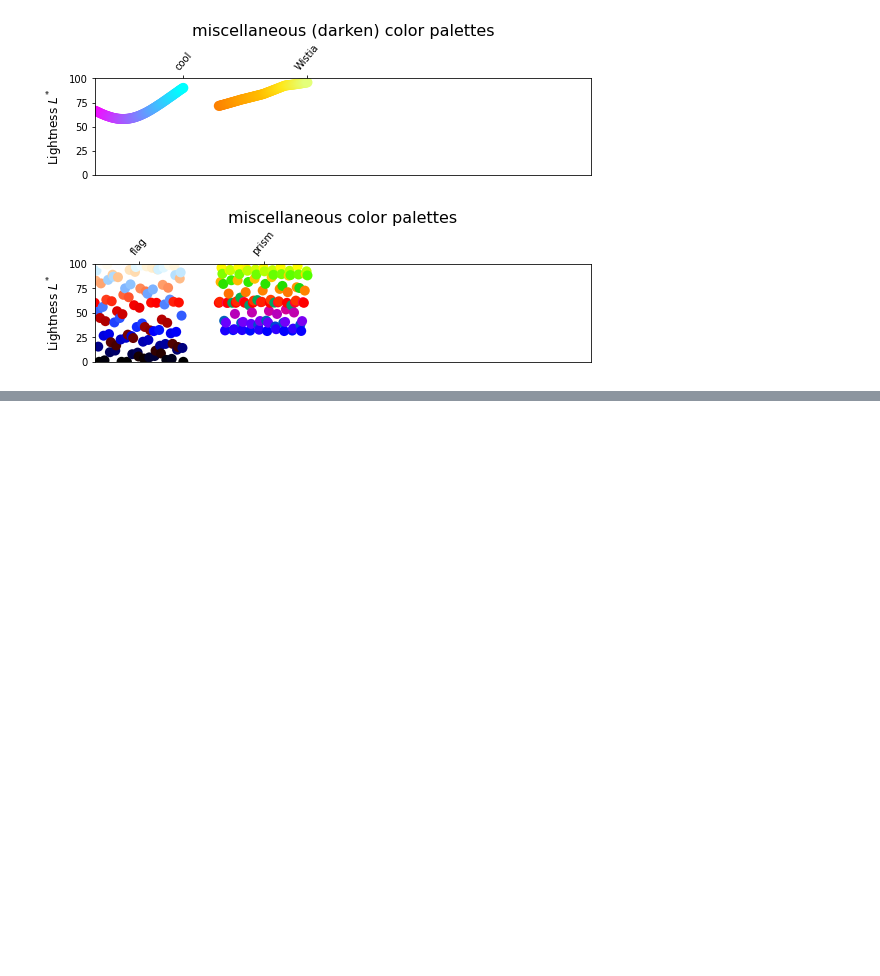
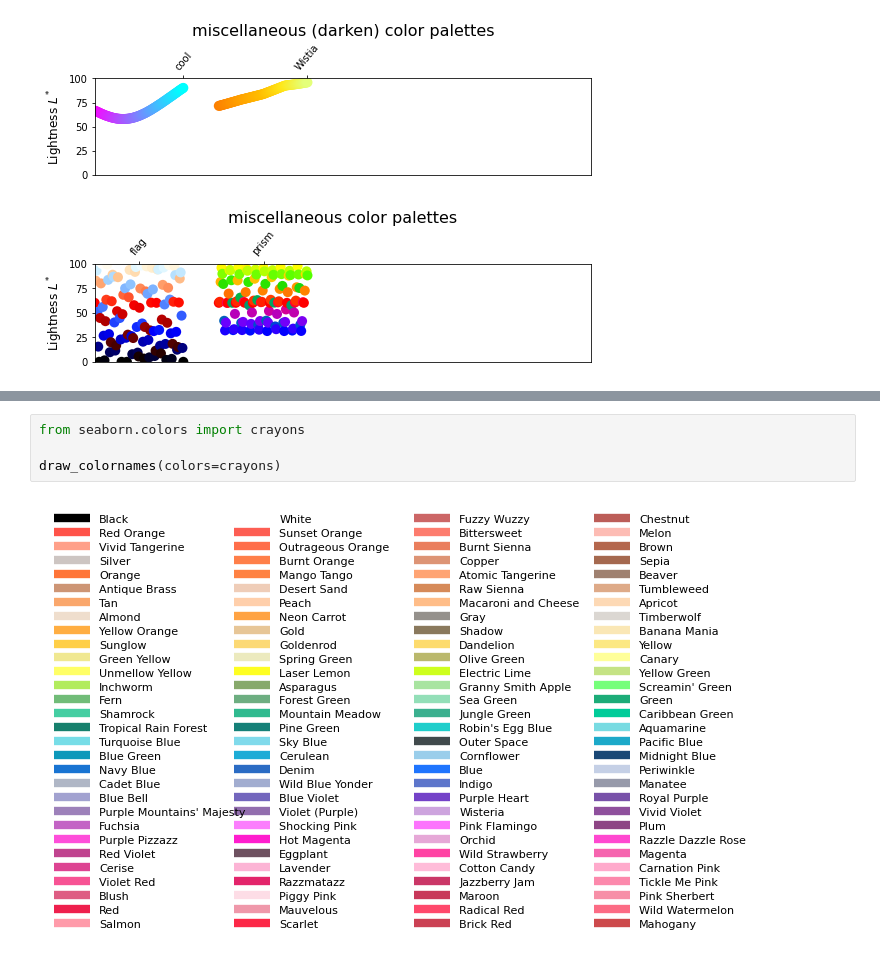
Before and after one commit to tetutaro/seaborn_color_palette, a Jupyter notebook: color_palette.ipynb, the cells around one changed output, grey strips where cells are left out. Cells and saved outputs as stored; diff of their text form; blank space fills up the shorter version.

```diff
--- a/color_palette.ipynb
+++ b/color_palette.ipynb
@@ -713,0 +761,6 @@ interactive(children=(FloatSlider(value=220.0, description='h_neg', max=360.0),
+# %%
+from seaborn.colors import crayons
+
+draw_colornames(colors=crayons)
+# %% [output]
+[figure, added]
```
Also changed, not shown: parts of 66 cells of this notebook, 1 other file.
